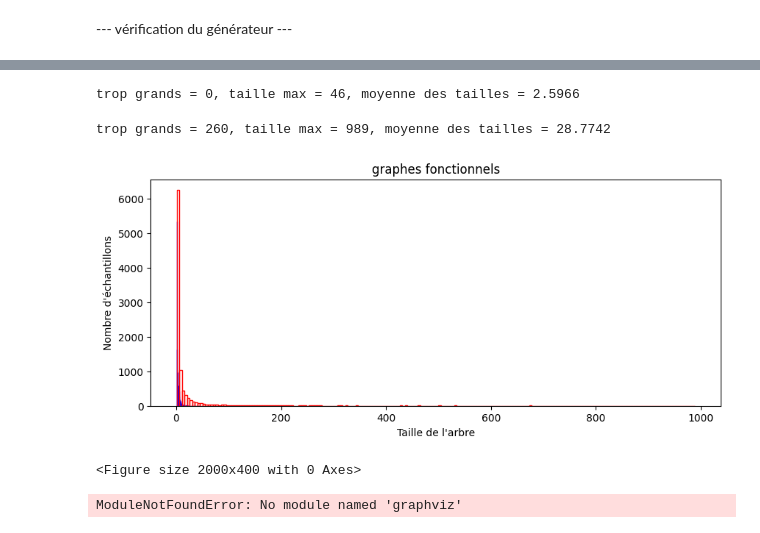
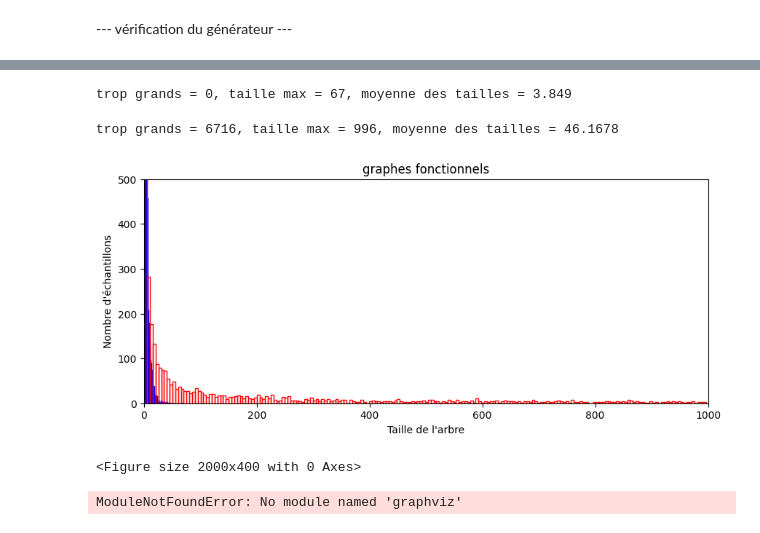
Before and after one commit to CarinePivoteau/Alea2023Notebooks, a Jupyter notebook: gB_functional_graphs_unlabelled.ipynb, the cells around one changed output, grey strips where cells are left out. Cells and saved outputs as stored; diff of their text form; code cells hidden in the pictures.

```diff
--- a/gB_functional_graphs_unlabelled.ipynb
+++ b/gB_functional_graphs_unlabelled.ipynb
@@ -20,6 +20,14 @@ GF[x] = [None, {'C':3.159426514, 'F':25.84623460, 'T':0.9526625479}, {'C':0.1483
 x = 0.3
 xValues.append(x)
 GF[x] = [None, {'C':0.8924250371, 'F':2.610598741, 'T':0.5571390806}, {'C':0.1098595268, 'F':1.121018061, 'T':0.09988714720}, {'C':0.02854182311, 'F':1.029335607, 'T':0.02777062919}, {'C':0.008233385218, 'F':1.008300634, 'T':0.008166690420}, {'C':0.002441867511, 'F':1.002447816, 'T':0.002435933738}, {'C':0.0007300644342, 'F':1.000730597, 'T':0.0007295322170}, {'C':0.0002187957012, 'F':1.000218844, 'T':0.0002187478506}, {'C':0.00006561861047, 'F':1.000065623, 'T':0.00006561430524}, {'C':0.00001968377487, 'F':1.000019684, 'T':0.00001968338744}, {'C':5.904969737*10**(-6), 'F':1.000005905, 'T':5.904934868*10**(-6)}, {'C':1.771476276*10**(-6), 'F':1.000001771, 'T':1.771473138*10**(-6)}, {'C':5.314415649*10**(-7), 'F':1.000000531, 'T':5.314412824*10**(-7)}, {'C':1.594323508*10**(-7), 'F':1.000000159, 'T':1.594323254*10**(-7)}, {'C':4.782969458*10**(-8), 'F':1.000000048, 'T':4.782969229*10**(-8)}, {'C':1.434890741*10**(-8), 'F':1.000000014, 'T':1.434890721*10**(-8)}, {'C':4.304672137*10**(-9), 'F':1.000000004, 'T':4.304672119*10**(-9)}, {'C':1.291401633*10**(-9), 'F':1.000000001, 'T':1.291401632*10**(-9)}, {'C':3.874204893*10**(-10), 'F':1.000000000, 'T':3.874204891*10**(-10)}, {'C':1.162261467*10**(-10), 'F':1.000000000, 'T':1.162261467*10**(-10)}, {'C':3.486784401*10**(-11), 'F':1.000000000, 'T':3.486784401*10**(-11)}]
+
+x = 0.3383134207 # target size = 20_000
+xValues.append(x)
+GF[x] = [None, {'C':4.967112834, 'F':157.6050107, 'T':0.9922328058}, {'C':0.1487519632, 'F':1.168857596, 'T':0.1314802224}, {'C':0.04197517873, 'F':1.043673880, 'T':0.04034735298}, {'C':0.01345266384, 'F':1.013631328, 'T':0.01327640138}, {'C':0.004471599374, 'F':1.004491507, 'T':0.004451781021}, {'C':0.001503902468, 'F':1.001506161, 'T':0.001501647523}, {'C':0.0005077797911, 'F':1.000508038, 'T':0.0005075222123}, {'C':0.0001716733567, 'F':1.000171703, 'T':0.0001716438950}, {'C':0.00005806620859, 'F':1.000058070, 'T':0.00005806283729}, {'C':0.00001964306822, 'F':1.000019643, 'T':0.00001964268238}, {'C':6.645340855*10**(-6), 'F':1.000006645, 'T':6.645296695*10**(-6)}, {'C':2.248188225*10**(-6), 'F':1.000002248, 'T':2.248183170*10**(-6)}, {'C':7.605899859*10**(-7), 'F':1.000000761, 'T':7.605894074*10**(-7)}, {'C':2.573175409*10**(-7), 'F':1.000000257, 'T':2.573174747*10**(-7)}, {'C':8.705394782*10**(-8), 'F':1.000000087, 'T':8.705394024*10**(-8)}, {'C':2.945151547*10**(-8), 'F':1.000000029, 'T':2.945151461*10**(-8)}, {'C':9.963842559*10**(-9), 'F':1.000000010, 'T':9.963842459*10**(-9)}, {'C':3.370901615*10**(-9), 'F':1.000000003, 'T':3.370901603*10**(-9)}, {'C':1.140421251*10**(-9), 'F':1.000000001, 'T':1.140421249*10**(-9)}, {'C':3.858198139*10**(-10), 'F':1.000000000, 'T':3.858198137*10**(-10)}]
+
+x = 0.3383050026  # target size = 10_000
+xValues.append(x)
+GF[x] = [None, {'C':4.622140060, 'F':111.6213929, 'T':0.9890331852}, {'C':0.1487423080, 'F':1.168845408, 'T':0.1314725748}, {'C':0.04197178185, 'F':1.043670213, 'T':0.04034420970}, {'C':0.01345128891, 'F':1.013629917, 'T':0.01327506202}, {'C':0.004471038103, 'F':1.004490940, 'T':0.004451224704}, {'C':0.001503677281, 'F':1.001505935, 'T':0.001501423010}, {'C':0.0005076912639, 'F':1.000507949, 'T':0.0005074337749}, {'C':0.0001716391745, 'F':1.000171669, 'T':0.0001716097246}, {'C':0.00005805320485, 'F':1.000058057, 'T':0.00005804983506}, {'C':0.00001963818088, 'F':1.000019639, 'T':0.00001963779523}, {'C':6.643522174*10**(-6), 'F':1.000006644, 'T':6.643478038*10**(-6)}, {'C':2.247517027*10**(-6), 'F':1.000002248, 'T':2.247511975*10**(-6)}, {'C':7.603439918*10**(-7), 'F':1.000000760, 'T':7.603434137*10**(-7)}, {'C':2.572279173*10**(-7), 'F':1.000000257, 'T':2.572278512*10**(-7)}, {'C':8.702146162*10**(-8), 'F':1.000000087, 'T':8.702145404*10**(-8)}, {'C':2.943979240*10**(-8), 'F':1.000000029, 'T':2.943979154*10**(-8)}, {'C':9.959628658*10**(-9), 'F':1.000000010, 'T':9.959628559*10**(-9)}, {'C':3.369392155*10**(-9), 'F':1.000000003, 'T':3.369392143*10**(-9)}, {'C':1.139882217*10**(-9), 'F':1.000000001, 'T':1.139882215*10**(-9)}, {'C':3.856278557*10**(-10), 'F':1.000000000, 'T':3.856278555*10**(-10)}]
 # %%
 x = xValues[2]
 values = GF[x]
@@ -200,27 +282,27 @@ nb: 14
 # %%
 n = 10_000
-l = counts_max_and_average(lambda : genGF(xValues[3],1000)[1], n)
+l = counts_max_and_average(lambda : random_functional_graph_free(xValues[3],1000)[1], n)
 # %% [output]
-trop grands = 0, taille max = 46, moyenne des tailles = 2.5966
+trop grands = 0, taille max = 67, moyenne des tailles = 3.849
 # %%
-l2 = counts_max_and_average(lambda : genGF(xValues[0],1000)[1], n)
+l2 = counts_max_and_average(lambda : random_functional_graph_free(xValues[0],1000)[1], n)
 # %% [output]
-trop grands = 260, taille max = 989, moyenne des tailles = 28.7742
+trop grands = 6716, taille max = 996, moyenne des tailles = 46.1678
 # %%
 import matplotlib.pyplot as plt
 plt.rcParams['figure.figsize'] = [10, 4]
 
 plt.hist(l,bins=200, ec="blue",fill=False) # x = 0.3
 plt.hist(l2,bins=200, ec="red", fill=False) # x = 0.3383218568
 plt.title("graphes fonctionnels")
 plt.xlabel("Taille de l'arbre")
 plt.ylabel("Nombre d'échantillons")
-#plt.axis([0, 1000, 0, 500])
+plt.axis([0, 1000, 0, 500])
 f = plt.figure()
 f.set_figwidth(20)
 plt.show()
 # %% [output]
-[figure, old version]
+[figure, new version]
 <Figure size 2000x400 with 0 Axes>
 # %%
 from graphviz import Digraph
```
Also changed, not shown: parts of 16 cells of this notebook, 8 other files.
